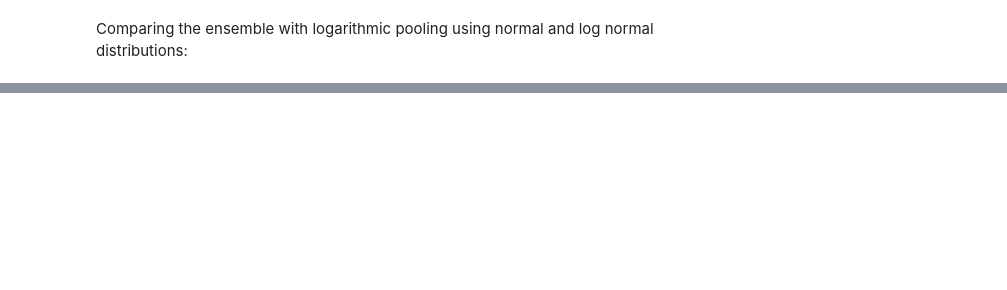
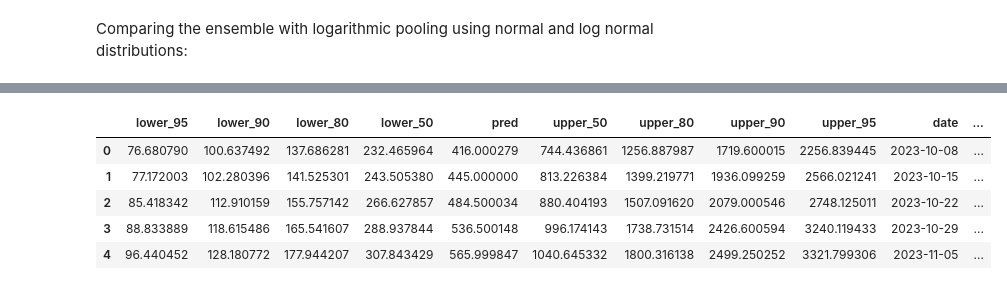
Before and after one commit to Mosqlimate-project/mosqlimate-client, a Jupyter notebook: docs/tutorials/ensemble.ipynb, the cells around one changed output, grey strips where cells are left out. Drawn from its saved outputs; the diff is of its cells as text; code cells hidden in the pictures; blank space fills up the shorter version.

```diff
--- a/docs/tutorials/ensemble.ipynb
+++ b/docs/tutorials/ensemble.ipynb
@@ -371,0 +372,9 @@ plot_preds(data, df_ensembles)
+# %%
+df_ensembles.head()
+# %% [output]
+|  | lower_95 | lower_90 | lower_80 | lower_50 | pred | upper_50 | upper_80 | upper_90 | upper_95 | date | ... |
+| 0 | 76.680790 | 100.637492 | 137.686281 | 232.465964 | 416.000279 | 744.436861 | 1256.887987 | 1719.600015 | 2256.839445 | 2023-10-08 | ... |
+| 1 | 77.172003 | 102.280396 | 141.525301 | 243.505380 | 445.000000 | 813.226384 | 1399.219771 | 1936.099259 | 2566.021241 | 2023-10-15 | ... |
+| 2 | 85.418342 | 112.910159 | 155.757142 | 266.627857 | 484.500034 | 880.404193 | 1507.091620 | 2079.000546 | 2748.125011 | 2023-10-22 | ... |
+| 3 | 88.833889 | 118.615486 | 165.541607 | 288.937844 | 536.500148 | 996.174143 | 1738.731514 | 2426.600594 | 3240.119433 | 2023-10-29 | ... |
+| 4 | 96.440452 | 128.180772 | 177.944207 | 307.843429 | 565.999847 | 1040.645332 | 1800.316138 | 2499.250252 | 3321.799306 | 2023-11-05 | ... |
```
Also changed, not shown: parts of 14 cells of this notebook, 6 other files.
